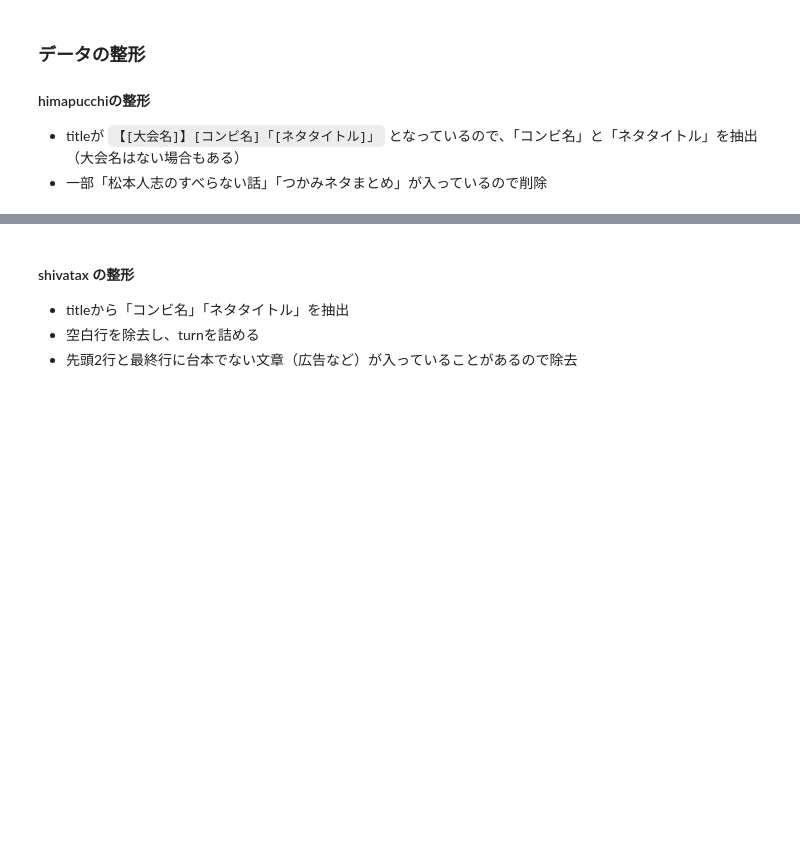
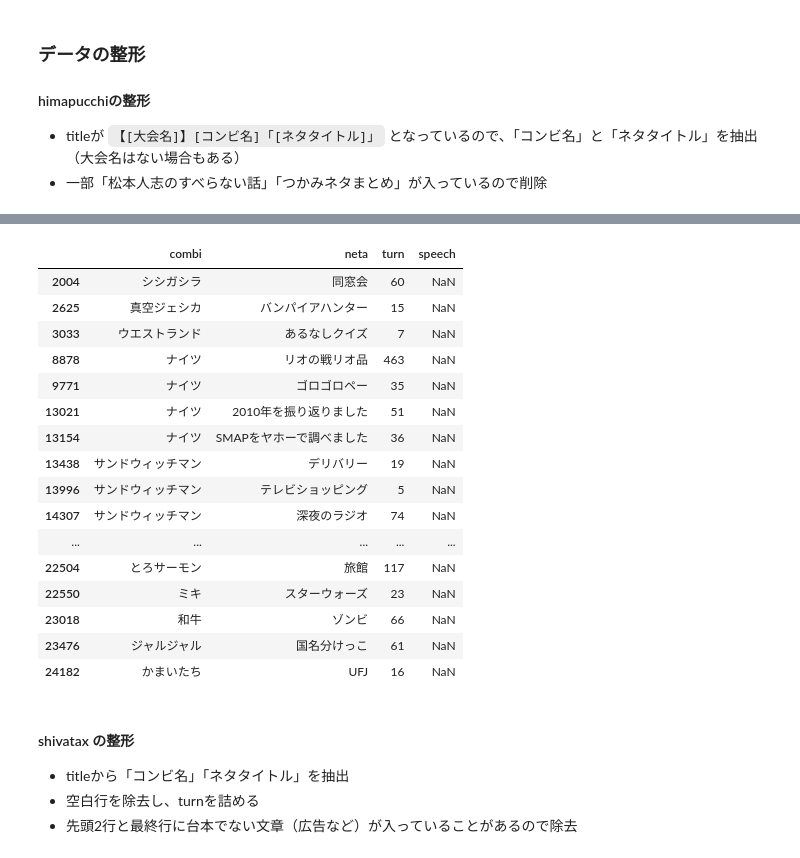
Before and after one commit to umenerineri/infovis-notebooks, a Jupyter notebook: final_project/project.ipynb, the cells around one changed output, grey strips where cells are left out. Saved outputs shown, nothing was run; the diff lists cells and outputs as text; code cells hidden in the pictures; blank space fills up the shorter version.

Commit message:
script_hima organized

````diff
--- a/final_project/project.ipynb
+++ b/final_project/project.ipynb
@@ -475,3 +475,6 @@ script_df_warai.to_csv(os.path.join(folder_name_raw, "script_all_warai.csv"), in
 ```【[大会名]】[コンビ名]「[ネタタイトル]」```
 となっているので、「コンビ名」と「ネタタイトル」を抽出（大会名はない場合もある）
 - 一部「松本人志のすべらない話」「つかみネタまとめ」が入っているので削除
+# %%
+script_df_hima = pd.read_csv(os.path.join(folder_name_raw, "script_all.csv"))
+script_df_hima
@@ -477,0 +495,4 @@ script_df_warai.to_csv(os.path.join(folder_name_raw, "script_all_warai.csv"), in
+# %%
+# 「人志松本のすべらない話」「つかみネタまとめ」を除去
+script_df_hima_filtered = script_df_hima[~(script_df_hima["title"].str.contains("松本") | script_df_hima["title"].str.contains("つかみ"))]
+script_df_hima_filtered
@@ -477,0 +515,20 @@ script_df_warai.to_csv(os.path.join(folder_name_raw, "script_all_warai.csv"), in
+# %%
+# titleからコンビ名とネタタイトルを抽出
+
+def extract_combi_neta_from_title(title):
+    text = re.sub(r"【.+?】", "", title)
+    pattern = r"(.+?)「(.+?)」"
+    match_result = re.match(pattern, text)
+    if not match_result:
+        raise ValueError(f"invalid format: {title} ({text})")
+    else:
+        combi = match_result.group(1)
+        neta = match_result.group(2)
+        print(f"{combi}, {neta} extracted from {text}")
+        return combi, neta
+# %%
+script_df_hima_titleParsed = script_df_hima_filtered.copy()
+
+script_df_hima_titleParsed[["combi", "neta"]] = script_df_hima_titleParsed["title"].apply(extract_combi_neta_from_title).apply(pd.Series)
+script_df_hima_titleParsed = script_df_hima_titleParsed[["combi", "neta", "turn", "speech"]]
+script_df_hima_titleParsed
@@ -478,3 +569,24 @@ script_df_warai.to_csv(os.path.join(folder_name_raw, "script_all_warai.csv"), in
+# %%
+# speechにNaNがあるが一旦スルー
+script_df_hima_titleParsed[script_df_hima_titleParsed.isna().any(axis=1)]
+# %% [output]
+|  | combi | neta | turn | speech |
+| 2004 | シシガシラ | 同窓会 | 60 | NaN |
+| 2625 | 真空ジェシカ | バンパイアハンター | 15 | NaN |
+| 3033 | ウエストランド | あるなしクイズ | 7 | NaN |
+| 8878 | ナイツ | リオの戦リオ品 | 463 | NaN |
+| 9771 | ナイツ | ゴロゴロペー | 35 | NaN |
+| 13021 | ナイツ | 2010年を振り返りました | 51 | NaN |
+| 13154 | ナイツ | SMAPをヤホーで調べました | 36 | NaN |
+| 13438 | サンドウィッチマン | デリバリー | 19 | NaN |
+| 13996 | サンドウィッチマン | テレビショッピング | 5 | NaN |
+| 14307 | サンドウィッチマン | 深夜のラジオ | 74 | NaN |
+| ... | ... | ... | ... | ... |
+| 22504 | とろサーモン | 旅館 | 117 | NaN |
+| 22550 | ミキ | スターウォーズ | 23 | NaN |
+| 23018 | 和牛 | ゾンビ | 66 | NaN |
+| 23476 | ジャルジャル | 国名分けっこ | 61 | NaN |
+| 24182 | かまいたち | UFJ | 16 | NaN |
 # %% [markdown]
 #### shivatax の整形
 
````
Also changed, not shown: parts of 6 cells of this notebook, 1 other file.
